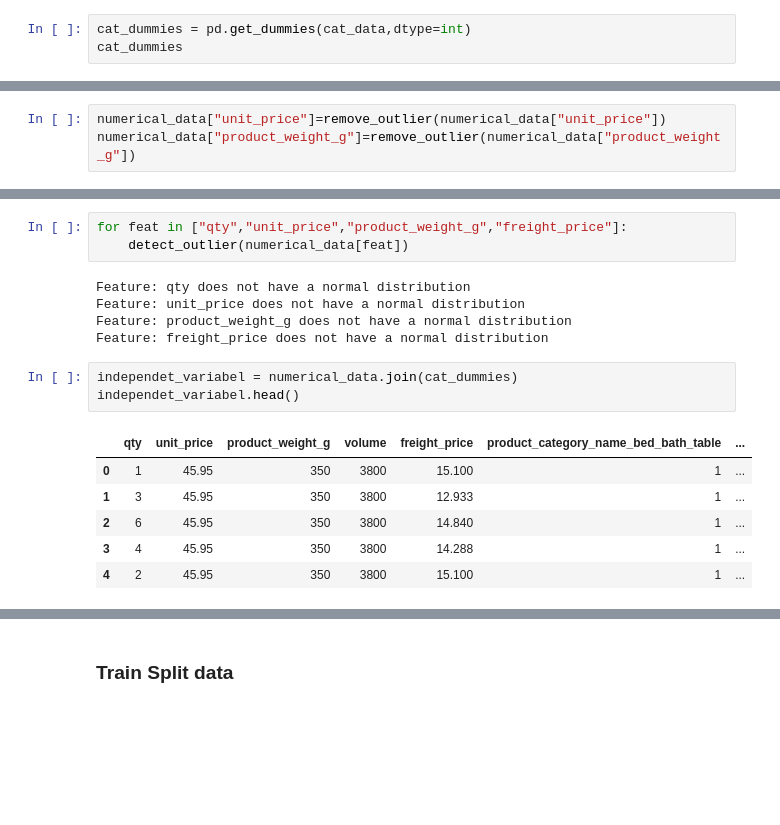
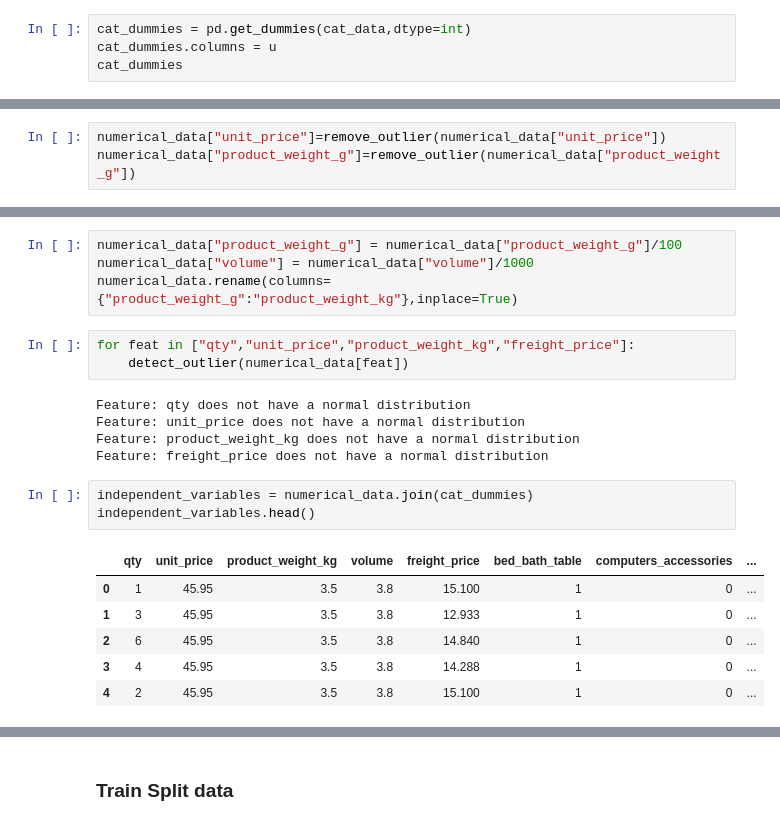
Before and after one commit to kayabaakihiko13/Project-Base-Narisio, a Jupyter notebook: main.ipynb, the cells around one changed output, grey strips where cells are left out. Drawn from its saved outputs; the diff is of its cells as text; blank space fills up the shorter version.

```diff
--- a/main.ipynb
+++ b/main.ipynb
@@ -312,5 +312,6 @@ array(['bed_bath_table', 'computers_accessories', 'consoles_games',
 ubah produk category menjadi variabel numberic
 # %%
 cat_dummies = pd.get_dummies(cat_data,dtype=int)
+cat_dummies.columns = u
 cat_dummies
 # %% [output]
@@ -362,18 +347,22 @@ numerical_data
+# %%
+numerical_data["product_weight_g"] = numerical_data["product_weight_g"]/100
+numerical_data["volume"] = numerical_data["volume"]/1000
+numerical_data.rename(columns={"product_weight_g":"product_weight_kg"},inplace=True)
 # %%
-for feat in ["qty","unit_price","product_weight_g","freight_price"]:
+for feat in ["qty","unit_price","product_weight_kg","freight_price"]:
     detect_outlier(numerical_data[feat])
 # %% [output]
 Feature: qty does not have a normal distribution
 Feature: unit_price does not have a normal distribution
-Feature: product_weight_g does not have a normal distribution
+Feature: product_weight_kg does not have a normal distribution
 Feature: freight_price does not have a normal distribution
 # %%
-independet_variabel = numerical_data.join(cat_dummies)
-independet_variabel.head()
+independent_variables = numerical_data.join(cat_dummies)
+independent_variables.head()
 # %% [output]
-|  | qty | unit_price | product_weight_g | volume | freight_price | product_category_name_bed_bath_table | ... |
-| 0 | 1 | 45.95 | 350 | 3800 | 15.100 | 1 | ... |
-| 1 | 3 | 45.95 | 350 | 3800 | 12.933 | 1 | ... |
-| 2 | 6 | 45.95 | 350 | 3800 | 14.840 | 1 | ... |
-| 3 | 4 | 45.95 | 350 | 3800 | 14.288 | 1 | ... |
-| 4 | 2 | 45.95 | 350 | 3800 | 15.100 | 1 | ... |
+|  | qty | unit_price | product_weight_kg | volume | freight_price | bed_bath_table | computers_accessories | ... |
+| 0 | 1 | 45.95 | 3.5 | 3.8 | 15.100 | 1 | 0 | ... |
+| 1 | 3 | 45.95 | 3.5 | 3.8 | 12.933 | 1 | 0 | ... |
+| 2 | 6 | 45.95 | 3.5 | 3.8 | 14.840 | 1 | 0 | ... |
+| 3 | 4 | 45.95 | 3.5 | 3.8 | 14.288 | 1 | 0 | ... |
+| 4 | 2 | 45.95 | 3.5 | 3.8 | 15.100 | 1 | 0 | ... |
```
Also changed, not shown: parts of 11 cells of this notebook.
